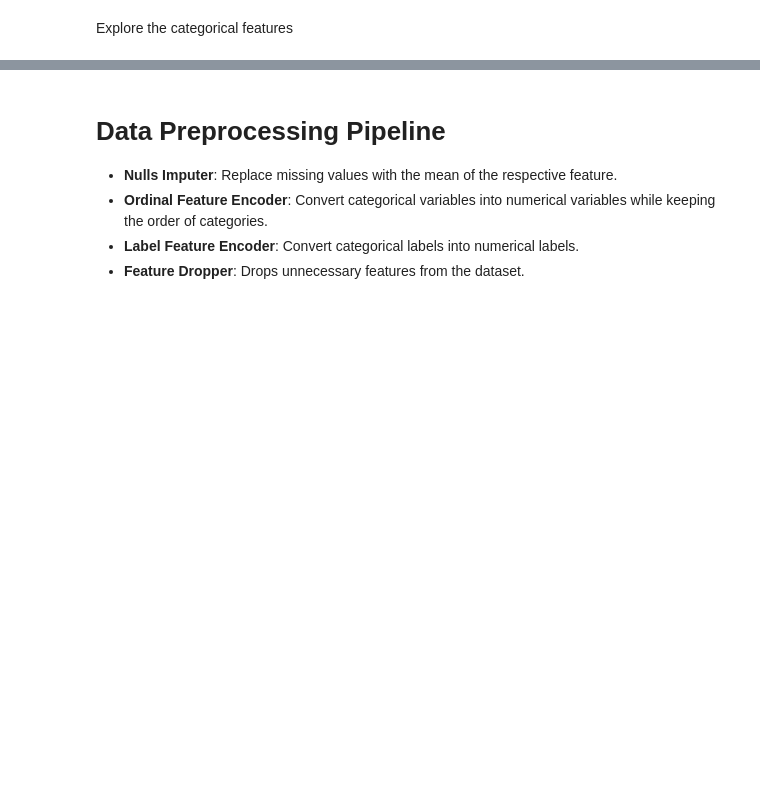
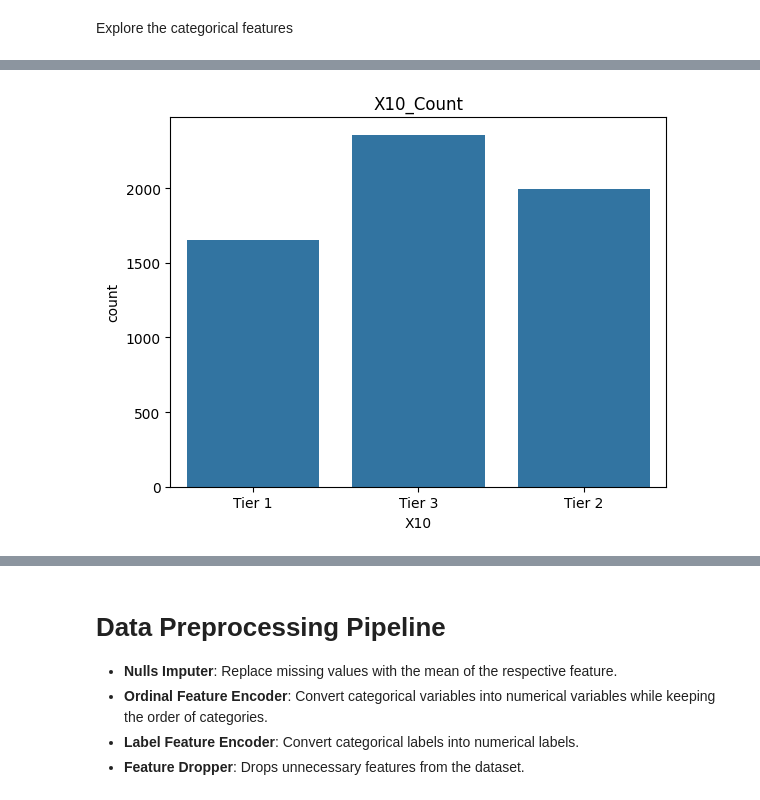
Before and after one commit to reda1609/AI-Talents-League, a Jupyter notebook: Round 1/main.ipynb, the cells around one changed output, grey strips where cells are left out. Drawn from its saved outputs; the diff is of its cells as text; code cells hidden in the pictures; blank space fills up the shorter version.

```diff
--- a/Round 1/main.ipynb
+++ b/Round 1/main.ipynb
@@ -100,0 +107,4 @@ X11 = ['Supermarket Type1' 'Supermarket Type2' 'Grocery Store'
+# %%
+X10_count  = sns.countplot(x="X10", data=data).set_title("X10_Count")
+# %% [output]
+[figure, added]
```
Also changed, not shown: parts of 12 cells of this notebook, 1 other file.
